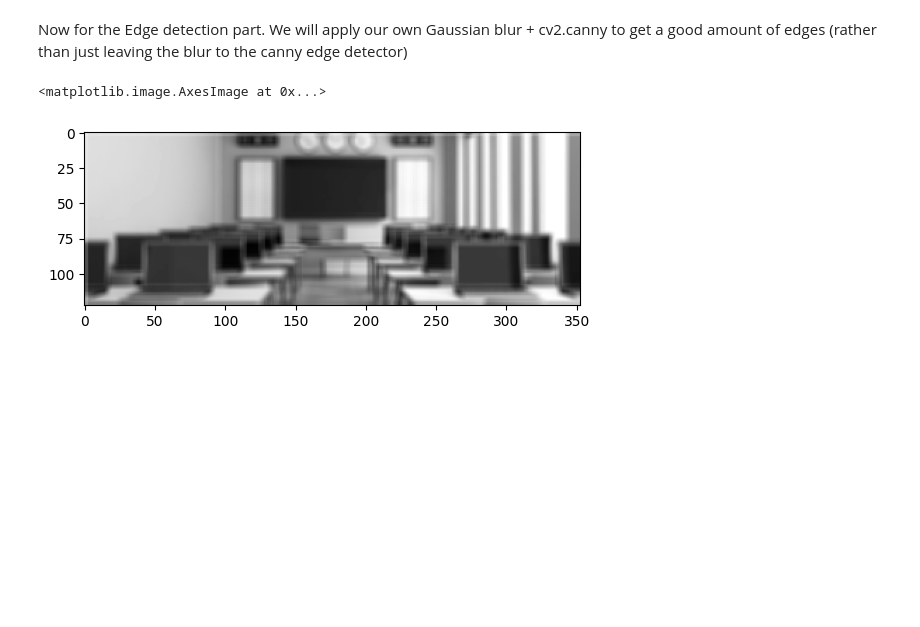
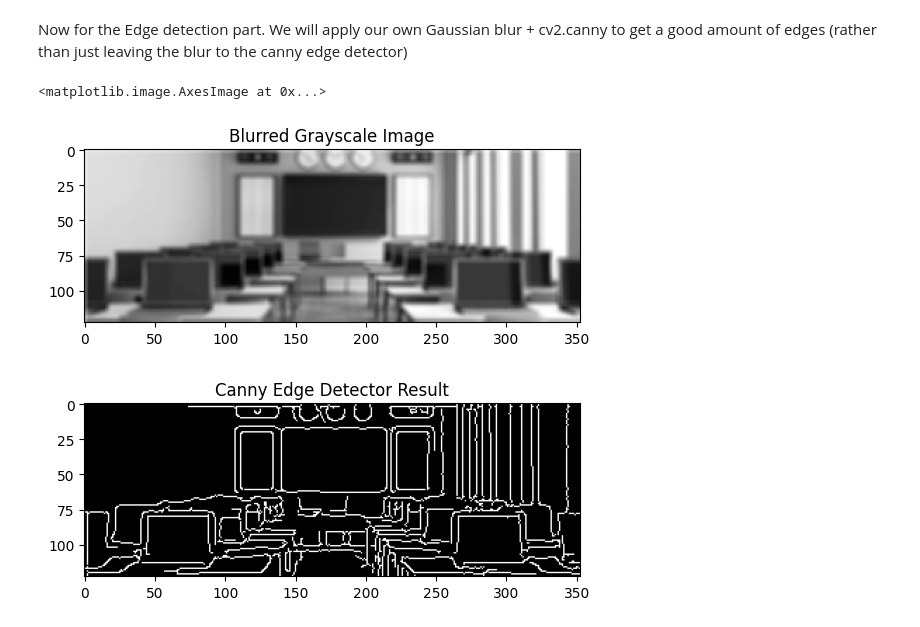
Before and after one commit to bcs4313/CS431-2D-to-3D, a Jupyter notebook: main.ipynb, the cells around one changed output. Drawn from its saved outputs; the diff is of its cells as text; code cells hidden in the pictures; blank space fills up the shorter version.

```diff
--- a/main.ipynb
+++ b/main.ipynb
@@ -34,8 +37,17 @@ We will apply our own Gaussian blur + cv2.canny to get a good amount of
 edges (rather than just leaving the blur to the canny edge detector)
 # %%
 # 5x5 kernel for a flexible sigmaX blur cap
-lab_blurred = cv2.GaussianBlur(lab_image_grayscale, (5, 5), sigmaX=20)
+lab_blurred = cv2.GaussianBlur(lab_image_grayscale, (5, 5), sigmaX=2)
+plt.title('Blurred Grayscale Image')
 plt.imshow(lab_blurred, cmap="gray")
+
+# Canny edge detector
+edges_array = cv2.Canny(lab_blurred, threshold1=50, threshold2=150)
+
+plt.figure()
+plt.title('Canny Edge Detector Result')
+plt.imshow(edges_array, cmap="gray")
 # %% [output]
 <matplotlib.image.AxesImage at 0x...>
-[figure, old version]
+[figure, new version]
+[figure, added]
```
Also changed, not shown: parts of 6 cells of this notebook, 8 other files.
